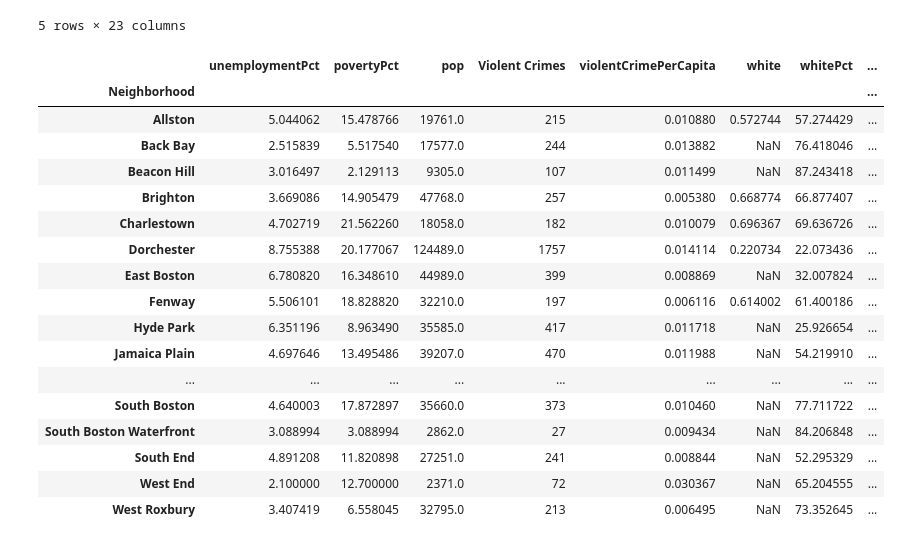
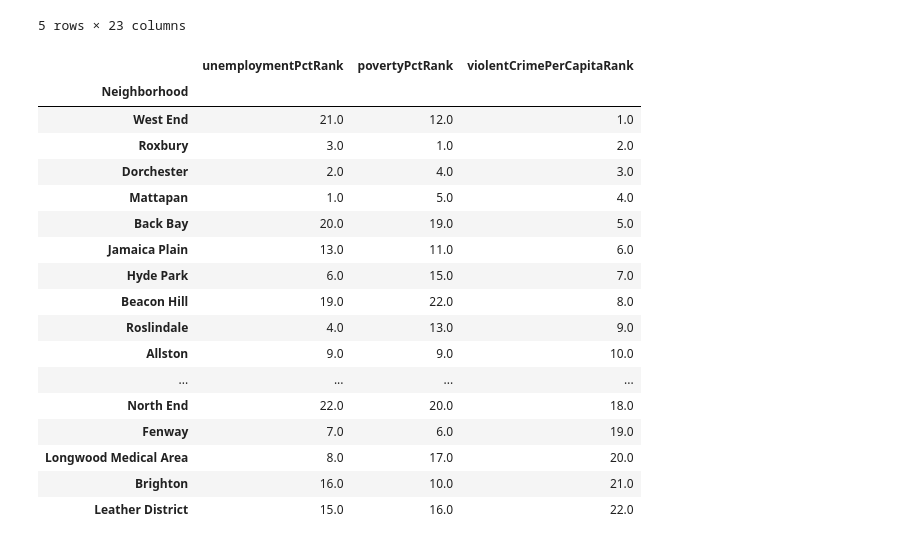
Before and after one commit to Syps/boston_data, a Jupyter notebook: boston.ipynb, the cells around one changed output. Saved outputs shown, nothing was run; the diff lists cells and outputs as text; code cells hidden in the pictures.

```diff
--- a/boston.ipynb
+++ b/boston.ipynb
@@ -256,11 +260,18 @@ Name: REPTDISTRICT, dtype: object
 crime_data_2015.to_csv('crime_data_2015.csv', sep='@')
 # %%
 crime_data_2015 = pd.read_csv('crime_data_2015.csv', sep='@')
-crime_data_2015['violent'] = crime_data_2015.WEAPONTYPE.apply(lambda x: False if x in ['Unarmed', 'None'] else True)
-violent_crimes = pd.DataFrame(crime_data_2015[crime_data_2015['violent'] == True].Neighborhood.value_counts()).reset_index()
+crime_data_2015['violent'] = crime_data_2015.WEAPONTYPE.apply(lambda x: False if x in ['None'] else True)
+violent_crimes = (pd.DataFrame(crime_data_2015[crime_data_2015['violent'] == True]
+                              .Neighborhood
+                              .value_counts())
+                            .reset_index())
+
 
 violent_crimes.columns = ['Neighborhood', 'Violent Crimes']
 violent_crimes = violent_crimes.set_index('Neighborhood').sort_index()
 
-crime_data_2015[crime_data_2015["Neighborhood"] == "Back Bay"]
+crime_data_2015[crime_data_2015["Neighborhood"] == "Back Bay"].WEAPONTYPE.value_counts()
+crime_data_2015.groupby('Neighborhood').sum()
+
+violent_crimes
 # %% [output]
@@ -371,49 +382,55 @@ census[['pop', 'unemployment rate', 'percent families below poverty level']] = c
 
 # weighted avg percents to get neighborhood percents
 employment_by_neighborhood = census.groupby('Neighborhood').apply(wavg, 'unemployment rate', 'pop')
 poverty_by_neighborhood = census.groupby('Neighborhood').apply(wavg, 'percent families below poverty level', 'pop')
 
 
 # calculate percentage
 
 avgs = pd.DataFrame(employment_by_neighborhood, columns=['unemploymentPct'])
 avgs['povertyPct'] = poverty_by_neighborhood
 avgs['pop'] = census.groupby('Neighborhood').sum()['pop']
 avgs = avgs.reset_index()
 avgs['Neighborhood'] = avgs['Neighborhood'].apply(lambda x: x.replace('_', ' '))
 avgs = avgs.set_index('Neighborhood').sort_index()
 
 avgs = avgs.join(violent_crimes, how='inner')
 avgs['violentCrimePerCapita'] = avgs['Violent Crimes'] / avgs['pop']
 
 
 race_totals = census.groupby('Neighborhood').sum()[race_columns].reset_index()
 race_totals['Neighborhood'] = race_totals['Neighborhood'].apply(lambda x: x.replace('_', ' '))
 race_totals = race_totals.set_index('Neighborhood').sort_index()
 
 for race in race_columns:
     if race == 'pop':
         continue
     col_name = race.lower() + 'Pct'
     avgs[col_name] = (race_totals[race] / race_totals['pop']) * 100
-avgs
+
+ranked_cols = ['unemploymentPct', 'povertyPct', 'violentCrimePerCapita']
+
+for col in ranked_cols:
+    avgs["{}Rank".format(col)] = avgs[col].rank(ascending=False)
+
+avgs[map( lambda x: x+'Rank', ranked_cols)].sort_values('violentCrimePerCapitaRank', ascending=True)
 # avgs.to_csv('site/public/csv/averages_2015.csv')
 # %% [output]
-|  | unemploymentPct | povertyPct | pop | Violent Crimes | violentCrimePerCapita | white | whitePct | ... |
-| Neighborhood |  |  |  |  |  |  |  | ... |
-| Allston | 5.044062 | 15.478766 | 19761.0 | 215 | 0.010880 | 0.572744 | 57.274429 | ... |
-| Back Bay | 2.515839 | 5.517540 | 17577.0 | 244 | 0.013882 | NaN | 76.418046 | ... |
-| Beacon Hill | 3.016497 | 2.129113 | 9305.0 | 107 | 0.011499 | NaN | 87.243418 | ... |
-| Brighton | 3.669086 | 14.905479 | 47768.0 | 257 | 0.005380 | 0.668774 | 66.877407 | ... |
-| Charlestown | 4.702719 | 21.562260 | 18058.0 | 182 | 0.010079 | 0.696367 | 69.636726 | ... |
-| Dorchester | 8.755388 | 20.177067 | 124489.0 | 1757 | 0.014114 | 0.220734 | 22.073436 | ... |
-| East Boston | 6.780820 | 16.348610 | 44989.0 | 399 | 0.008869 | NaN | 32.007824 | ... |
-| Fenway | 5.506101 | 18.828820 | 32210.0 | 197 | 0.006116 | 0.614002 | 61.400186 | ... |
-| Hyde Park | 6.351196 | 8.963490 | 35585.0 | 417 | 0.011718 | NaN | 25.926654 | ... |
-| Jamaica Plain | 4.697646 | 13.495486 | 39207.0 | 470 | 0.011988 | NaN | 54.219910 | ... |
-| ... | ... | ... | ... | ... | ... | ... | ... | ... |
-| South Boston | 4.640003 | 17.872897 | 35660.0 | 373 | 0.010460 | NaN | 77.711722 | ... |
-| South Boston Waterfront | 3.088994 | 3.088994 | 2862.0 | 27 | 0.009434 | NaN | 84.206848 | ... |
-| South End | 4.891208 | 11.820898 | 27251.0 | 241 | 0.008844 | NaN | 52.295329 | ... |
-| West End | 2.100000 | 12.700000 | 2371.0 | 72 | 0.030367 | NaN | 65.204555 | ... |
-| West Roxbury | 3.407419 | 6.558045 | 32795.0 | 213 | 0.006495 | NaN | 73.352645 | ... |
+|  | unemploymentPctRank | povertyPctRank | violentCrimePerCapitaRank |
+| Neighborhood |  |  |  |
+| West End | 21.0 | 12.0 | 1.0 |
+| Roxbury | 3.0 | 1.0 | 2.0 |
+| Dorchester | 2.0 | 4.0 | 3.0 |
+| Mattapan | 1.0 | 5.0 | 4.0 |
+| Back Bay | 20.0 | 19.0 | 5.0 |
+| Jamaica Plain | 13.0 | 11.0 | 6.0 |
+| Hyde Park | 6.0 | 15.0 | 7.0 |
+| Beacon Hill | 19.0 | 22.0 | 8.0 |
+| Roslindale | 4.0 | 13.0 | 9.0 |
+| Allston | 9.0 | 9.0 | 10.0 |
+| ... | ... | ... | ... |
+| North End | 22.0 | 20.0 | 18.0 |
+| Fenway | 7.0 | 6.0 | 19.0 |
+| Longwood Medical Area | 8.0 | 17.0 | 20.0 |
+| Brighton | 16.0 | 10.0 | 21.0 |
+| Leather District | 15.0 | 16.0 | 22.0 |
```
Also changed, not shown: parts of 3 cells of this notebook, 4 other files.
